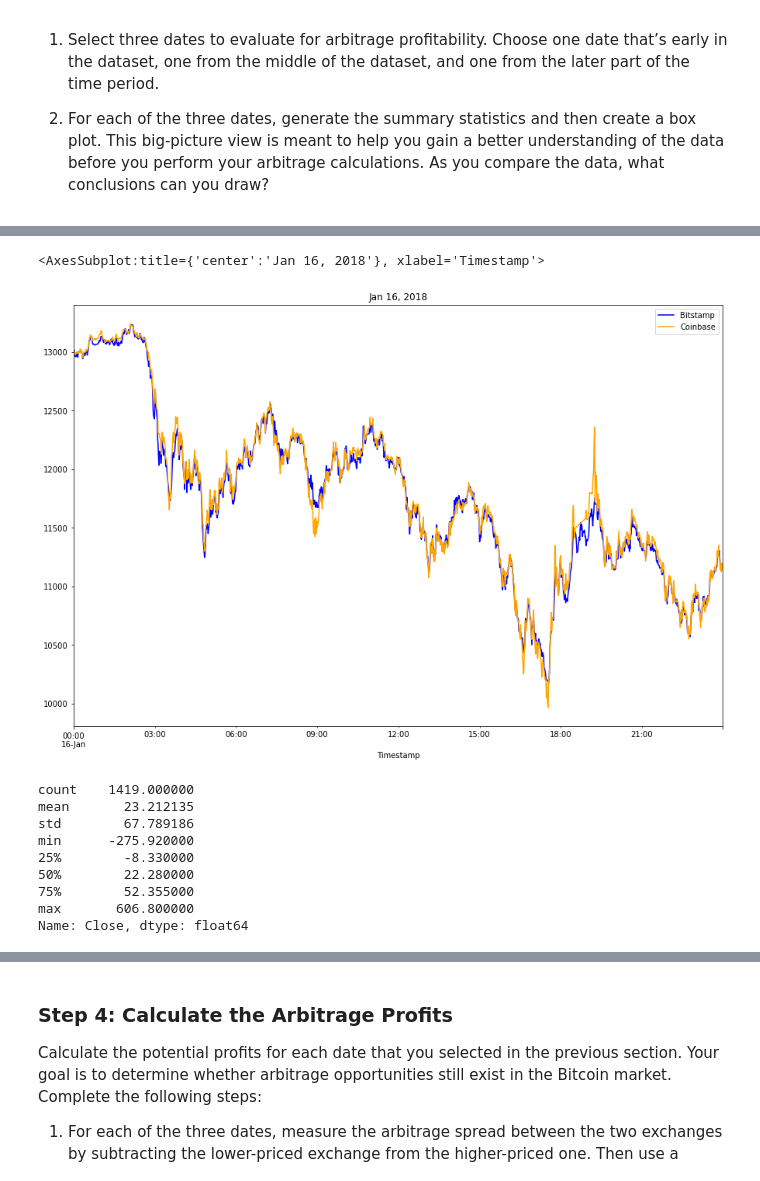
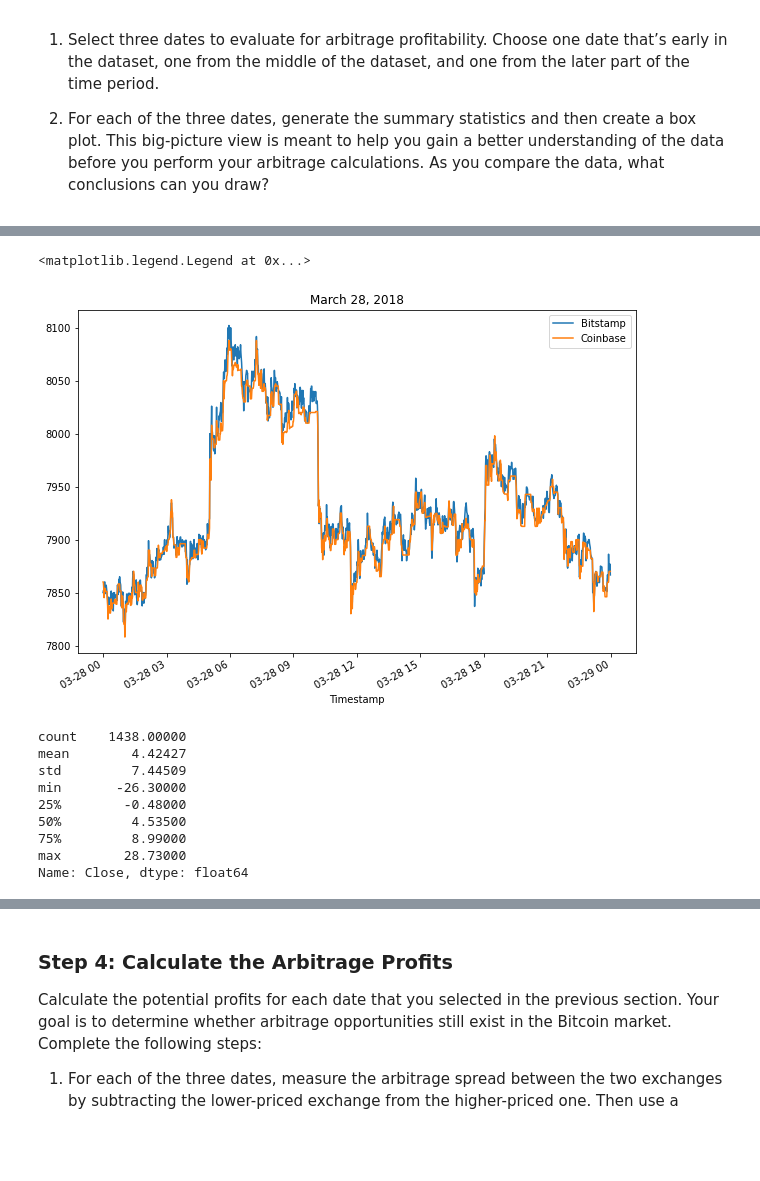
Before and after one commit to rupikaranjan/Bitcoin_Arbitrage_Analysis, a Jupyter notebook: crypto_arbitrage.ipynb, the cells around one changed output, grey strips where cells are left out. Saved outputs shown, nothing was run; the diff lists cells and outputs as text; code cells hidden in the pictures; blank space fills up the shorter version.

```diff
--- a/crypto_arbitrage.ipynb
+++ b/crypto_arbitrage.ipynb
@@ -168,3 +168,9 @@ BTC Volume        float64
 USD Volume        float64
 Weighted Price    float64
 dtype: object
+# %%
+# Checking for Nan or missing value again and dropping them
+
+display(bitstamp.isnull().sum())
+bitstamp = bitstamp.dropna()
+display(bitstamp.isnull().sum())
@@ -248,3 +271,9 @@ BTC Volume        float64
 USD Volume        float64
 Weighted Price    float64
 dtype: object
+# %%
+# Checking for Nan or missing value again and dropping them
+
+display(coinbase.isnull().sum())
+coinbase = coinbase.dropna()
+display(coinbase.isnull().sum())
@@ -283,10 +329,10 @@ Select the data you want to analyze. Use `loc` or `iloc` to select the following
 * Close
 # %%
 # Use loc or iloc to select `Timestamp (the index)` and `Close` from bitstamp DataFrame
-bitstamp_sliced = # YOUR CODE HERE
+bitstamp_sliced = bitstamp.loc[:,["Close"]]
 
 # Review the first five rows of the DataFrame
-# YOUR CODE HERE
+bitstamp_sliced.head()
 # %% [output]
 |  | Close |
 | Timestamp |  |
@@ -297,10 +343,10 @@ bitstamp_sliced = # YOUR CODE HERE
 | 2018-01-01 00:04:00 | 13620.00 |
 # %%
 # Use loc or iloc to select `Timestamp (the index)` and `Close` from coinbase DataFrame
-coinbase_sliced = # YOUR CODE HERE
+coinbase_sliced = coinbase.loc[:,["Close"]]
 
 # Review the first five rows of the DataFrame
-# YOUR CODE HERE
+coinbase_sliced.head()
 # %% [output]
 |  | Close |
 | Timestamp |  |
@@ -400,25 +561,31 @@ Focus your analysis on specific dates by completing the following steps:
 # %%
-# Create an overlay plot that visualizes the two dataframes over a period of one day early in the dataset.
+# Create an overlay plot that visualizes the two dataframes over a period of one day from late in the dataset.
 # Be sure that the plots include the parameters `legend`, `figsize`, `title`, `color` and `label`
-# YOUR CODE HERE
+
+ax = bitstamp_sliced["Close"].loc['2018-03-28'].plot(figsize = (10,7),
+                         title = "March 28, 2018",
+                         legend="True")
+coinbase_sliced["Close"].loc['2018-03-28'].plot(ax=ax)
+ax.legend(["Bitstamp" , "Coinbase"])
 # %% [output]
-<AxesSubplot:title={'center':'Jan 16, 2018'}, xlabel='Timestamp'>
+<matplotlib.legend.Legend at 0x...>
-[figure, old version]
+[figure, new version]
 # %%
-# Using the early date that you have selected, calculate the arbitrage spread
+# Using the date from the late that you have selected, calculate the arbitrage spread
 # by subtracting the bitstamp lower closing prices from the coinbase higher closing prices
-arbitrage_spread_early = # YOUR CODE HERE
+arbitrage_spread_late = bitstamp_sliced['Close'].loc['2018-03-28'] - coinbase_sliced['Close'].loc['2018-03-28']
 
-# Generate summary statistics for the early DataFrame
-# YOUR CODE HERE
+# Generate summary statistics for the late DataFrame
+display(print(f"\nArbitrage Spread Late for March 28, 2018\n"))
+arbitrage_spread_late.describe()
 # %% [output]
-count    1419.000000
-mean       23.212135
-std        67.789186
-min      -275.920000
-25%        -8.330000
-50%        22.280000
-75%        52.355000
-max       606.800000
+count    1438.00000
+mean        4.42427
+std         7.44509
+min       -26.30000
+25%        -0.48000
+50%         4.53500
+75%         8.99000
+max        28.73000
 Name: Close, dtype: float64
 # %%
```
Also changed, not shown: parts of 49 cells of this notebook, 1 other file.
